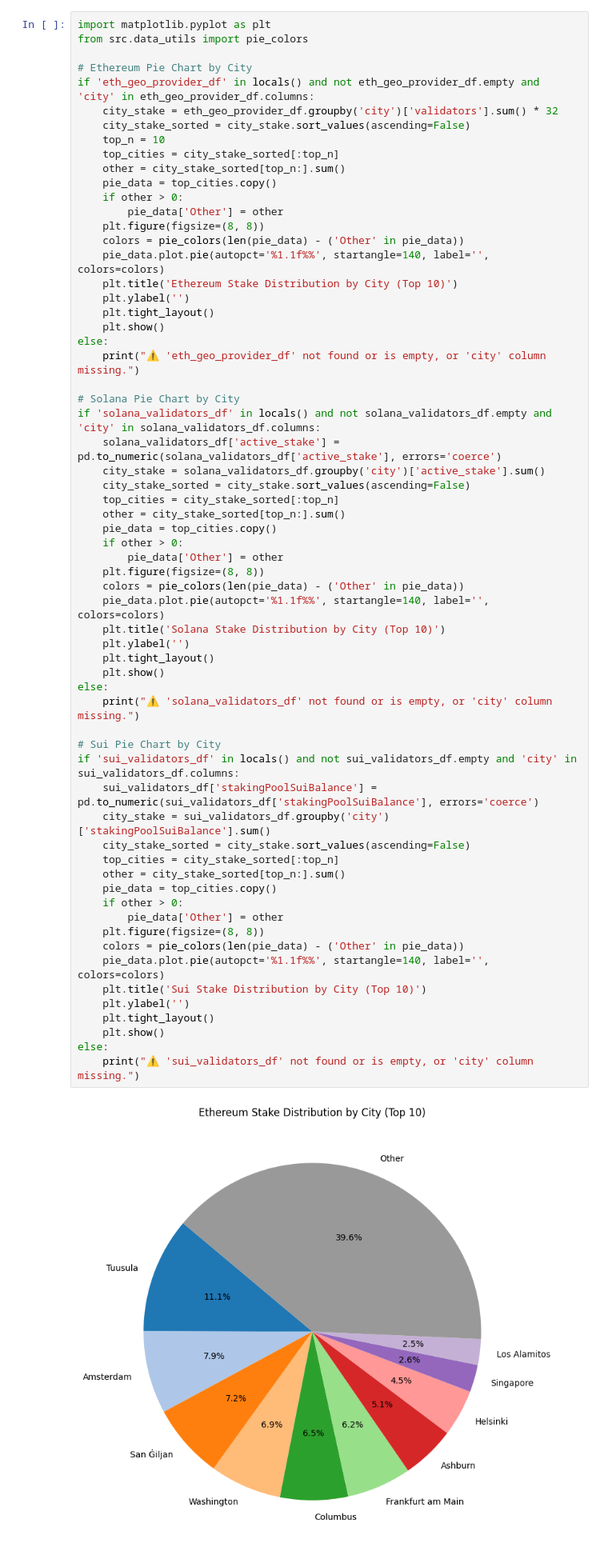
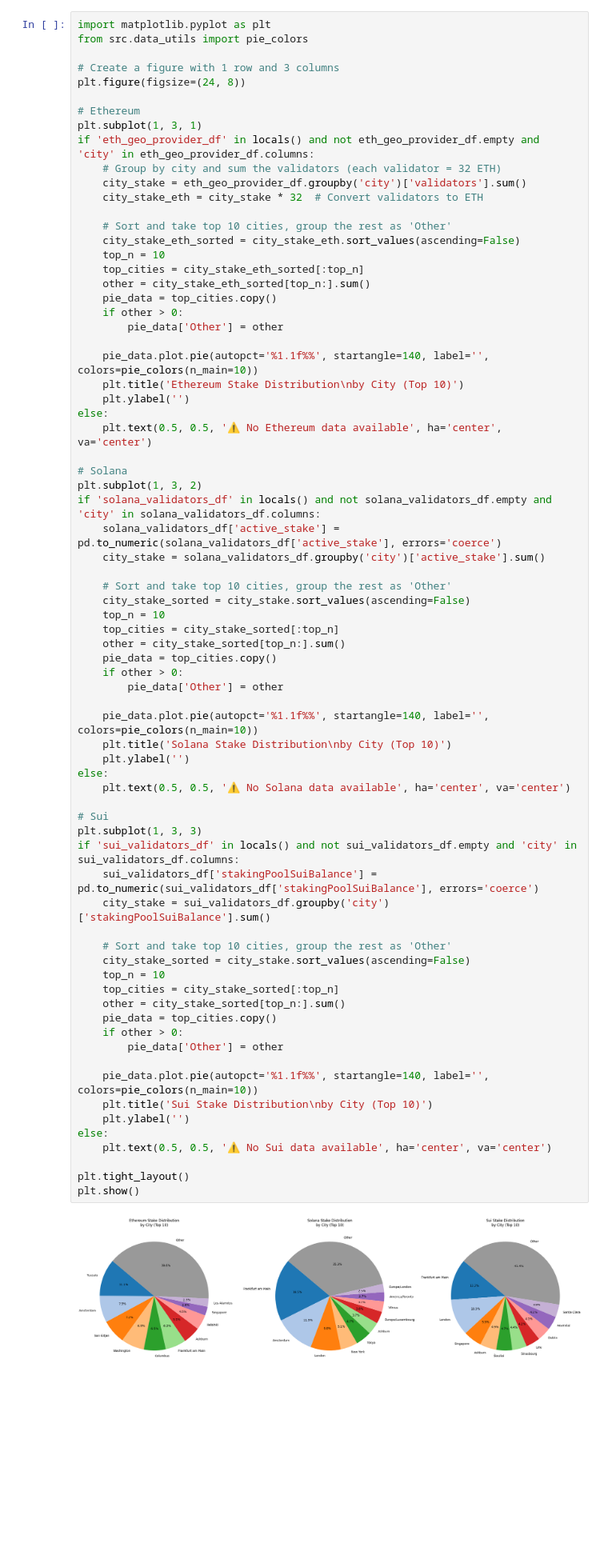
Before and after one commit to Firstset/decentralization-analysis, a Jupyter notebook: notebooks/01_data_exploration.ipynb, the cells around one changed output. Shown at 80% size. Saved outputs shown, nothing was run; the diff lists cells and outputs as text; blank space fills up the shorter version.

Commit message:
3x1 charts

```diff
--- a/notebooks/01_data_exploration.ipynb
+++ b/notebooks/01_data_exploration.ipynb
@@ -534,65 +588,75 @@ plt.show()
 # %%
 import matplotlib.pyplot as plt
 from src.data_utils import pie_colors
 
-# Ethereum Pie Chart by City
+# Create a figure with 1 row and 3 columns
+plt.figure(figsize=(24, 8))
+
+# Ethereum
+plt.subplot(1, 3, 1)
 if 'eth_geo_provider_df' in locals() and not eth_geo_provider_df.empty and 'city' in eth_geo_provider_df.columns:
-    city_stake = eth_geo_provider_df.groupby('city')['validators'].sum() * 32
+    # Group by city and sum the validators (each validator = 32 ETH)
+    city_stake = eth_geo_provider_df.groupby('city')['validators'].sum()
+    city_stake_eth = city_stake * 32  # Convert validators to ETH
+
+    # Sort and take top 10 cities, group the rest as 'Other'
+    city_stake_eth_sorted = city_stake_eth.sort_values(ascending=False)
+    top_n = 10
+    top_cities = city_stake_eth_sorted[:top_n]
+    other = city_stake_eth_sorted[top_n:].sum()
+    pie_data = top_cities.copy()
+    if other > 0:
+        pie_data['Other'] = other
+
+    pie_data.plot.pie(autopct='%1.1f%%', startangle=140, label='', colors=pie_colors(n_main=10))
+    plt.title('Ethereum Stake Distribution\nby City (Top 10)')
+    plt.ylabel('')
+else:
+    plt.text(0.5, 0.5, '⚠️ No Ethereum data available', ha='center', va='center')
+
+# Solana
+plt.subplot(1, 3, 2)
+if 'solana_validators_df' in locals() and not solana_validators_df.empty and 'city' in solana_validators_df.columns:
+    solana_validators_df['active_stake'] = pd.to_numeric(solana_validators_df['active_stake'], errors='coerce')
+    city_stake = solana_validators_df.groupby('city')['active_stake'].sum()
+
+    # Sort and take top 10 cities, group the rest as 'Other'
     city_stake_sorted = city_stake.sort_values(ascending=False)
     top_n = 10
     top_cities = city_stake_sorted[:top_n]
     other = city_stake_sorted[top_n:].sum()
     pie_data = top_cities.copy()
     if other > 0:
         pie_data['Other'] = other
-    plt.figure(figsize=(8, 8))
-    colors = pie_colors(len(pie_data) - ('Other' in pie_data))
-    pie_data.plot.pie(autopct='%1.1f%%', startangle=140, label='', colors=colors)
-    plt.title('Ethereum Stake Distribution by City (Top 10)')
+
+    pie_data.plot.pie(autopct='%1.1f%%', startangle=140, label='', colors=pie_colors(n_main=10))
+    plt.title('Solana Stake Distribution\nby City (Top 10)')
     plt.ylabel('')
-    plt.tight_layout()
-    plt.show()
 else:
-    print("⚠️ 'eth_geo_provider_df' not found or is empty, or 'city' column missing.")
+    plt.text(0.5, 0.5, '⚠️ No Solana data available', ha='center', va='center')
 
-# Solana Pie Chart by City
-if 'solana_validators_df' in locals() and not solana_validators_df.empty and 'city' in solana_validators_df.columns:
-    solana_validators_df['active_stake'] = pd.to_numeric(solana_validators_df['active_stake'], errors='coerce')
-    city_stake = solana_validators_df.groupby('city')['active_stake'].sum()
+# Sui
+plt.subplot(1, 3, 3)
+if 'sui_validators_df' in locals() and not sui_validators_df.empty and 'city' in sui_validators_df.columns:
+    sui_validators_df['stakingPoolSuiBalance'] = pd.to_numeric(sui_validators_df['stakingPoolSuiBalance'], errors='coerce')
+    city_stake = sui_validators_df.groupby('city')['stakingPoolSuiBalance'].sum()
+
+    # Sort and take top 10 cities, group the rest as 'Other'
     city_stake_sorted = city_stake.sort_values(ascending=False)
+    top_n = 10
     top_cities = city_stake_sorted[:top_n]
     other = city_stake_sorted[top_n:].sum()
     pie_data = top_cities.copy()
     if other > 0:
         pie_data['Other'] = other
-    plt.figure(figsize=(8, 8))
-    colors = pie_colors(len(pie_data) - ('Other' in pie_data))
-    pie_data.plot.pie(autopct='%1.1f%%', startangle=140, label='', colors=colors)
-    plt.title('Solana Stake Distribution by City (Top 10)')
+
+    pie_data.plot.pie(autopct='%1.1f%%', startangle=140, label='', colors=pie_colors(n_main=10))
+    plt.title('Sui Stake Distribution\nby City (Top 10)')
     plt.ylabel('')
-    plt.tight_layout()
-    plt.show()
 else:
-    print("⚠️ 'solana_validators_df' not found or is empty, or 'city' column missing.")
+    plt.text(0.5, 0.5, '⚠️ No Sui data available', ha='center', va='center')
 
-# Sui Pie Chart by City
-if 'sui_validators_df' in locals() and not sui_validators_df.empty and 'city' in sui_validators_df.columns:
-    sui_validators_df['stakingPoolSuiBalance'] = pd.to_numeric(sui_validators_df['stakingPoolSuiBalance'], errors='coerce')
-    city_stake = sui_validators_df.groupby('city')['stakingPoolSuiBalance'].sum()
-    city_stake_sorted = city_stake.sort_values(ascending=False)
-    top_cities = city_stake_sorted[:top_n]
-    other = city_stake_sorted[top_n:].sum()
-    pie_data = top_cities.copy()
-    if other > 0:
-        pie_data['Other'] = other
-    plt.figure(figsize=(8, 8))
-    colors = pie_colors(len(pie_data) - ('Other' in pie_data))
-    pie_data.plot.pie(autopct='%1.1f%%', startangle=140, label='', colors=colors)
-    plt.title('Sui Stake Distribution by City (Top 10)')
-    plt.ylabel('')
-    plt.tight_layout()
-    plt.show()
-else:
-    print("⚠️ 'sui_validators_df' not found or is empty, or 'city' column missing.")
+plt.tight_layout()
+plt.show()
 # %% [output]
-[figure, old version]
+[figure, new version]
```
Also changed, not shown: parts of 7 cells of this notebook, 2 other files.
